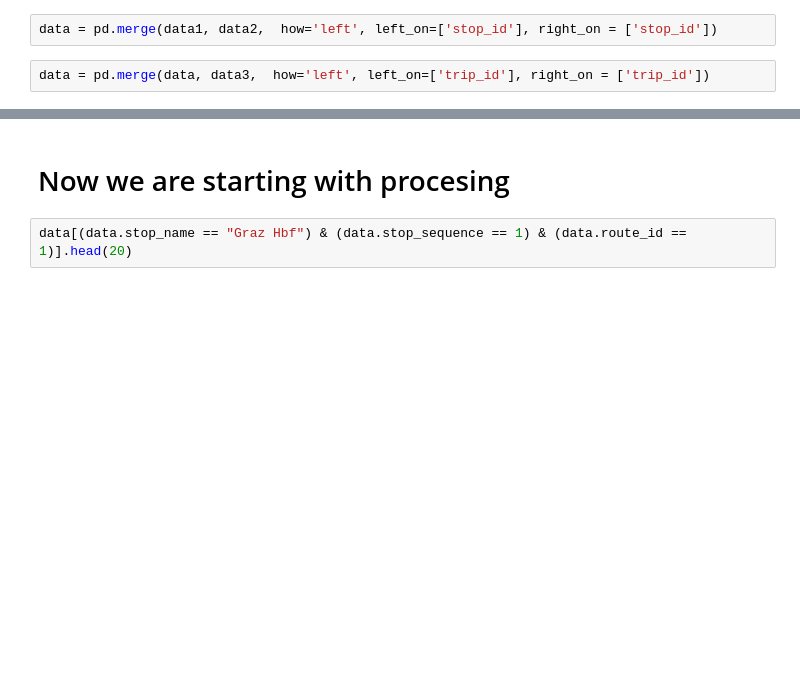
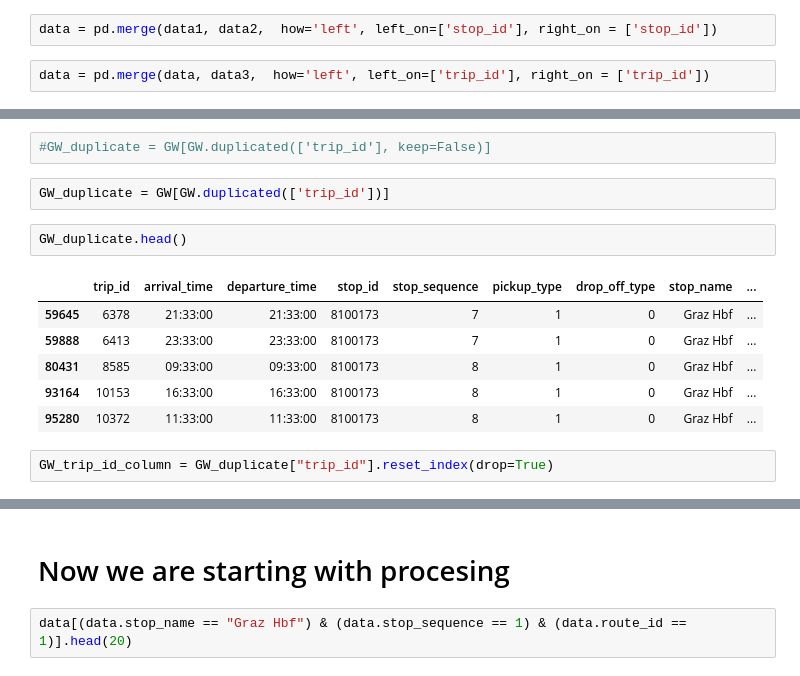
Before and after one commit to SvenCelin/Information-Visualisation, a Jupyter notebook: DataCleaningAndPreprocesing.ipynb, the cells around one changed output, grey strips where cells are left out. Drawn from its saved outputs; the diff is of its cells as text; blank space fills up the shorter version.

```diff
--- a/DataCleaningAndPreprocesing.ipynb
+++ b/DataCleaningAndPreprocesing.ipynb
@@ -92,0 +104,15 @@ data.head(20)
+# %%
+#GW_duplicate = GW[GW.duplicated(['trip_id'], keep=False)]
+# %%
+GW_duplicate = GW[GW.duplicated(['trip_id'])]
+# %%
+GW_duplicate.head()
+# %% [output]
+|  | trip_id | arrival_time | departure_time | stop_id | stop_sequence | pickup_type | drop_off_type | stop_name | ... |
+| 59645 | 6378 | 21:33:00 | 21:33:00 | 8100173 | 7 | 1 | 0 | Graz Hbf | ... |
+| 59888 | 6413 | 23:33:00 | 23:33:00 | 8100173 | 7 | 1 | 0 | Graz Hbf | ... |
+| 80431 | 8585 | 09:33:00 | 09:33:00 | 8100173 | 8 | 1 | 0 | Graz Hbf | ... |
+| 93164 | 10153 | 16:33:00 | 16:33:00 | 8100173 | 8 | 1 | 0 | Graz Hbf | ... |
+| 95280 | 10372 | 11:33:00 | 11:33:00 | 8100173 | 8 | 1 | 0 | Graz Hbf | ... |
+# %%
+GW_trip_id_column = GW_duplicate["trip_id"].reset_index(drop=True)
```
Also changed, not shown: parts of 8 cells of this notebook.
